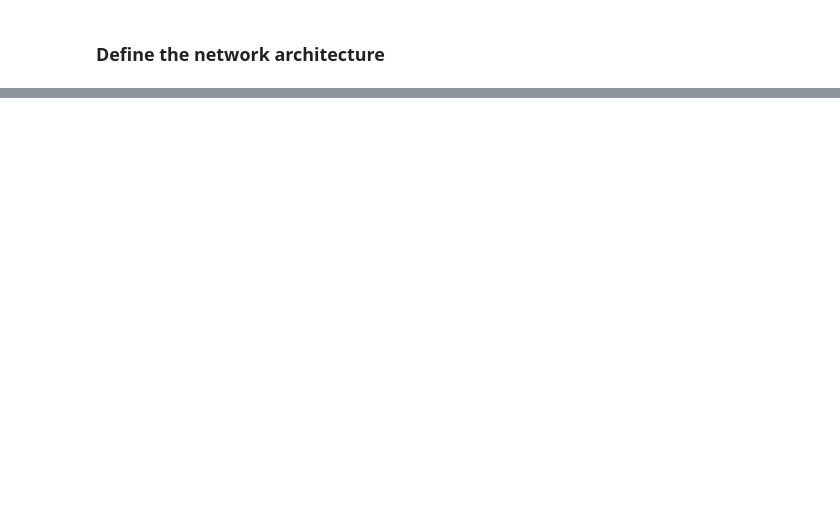
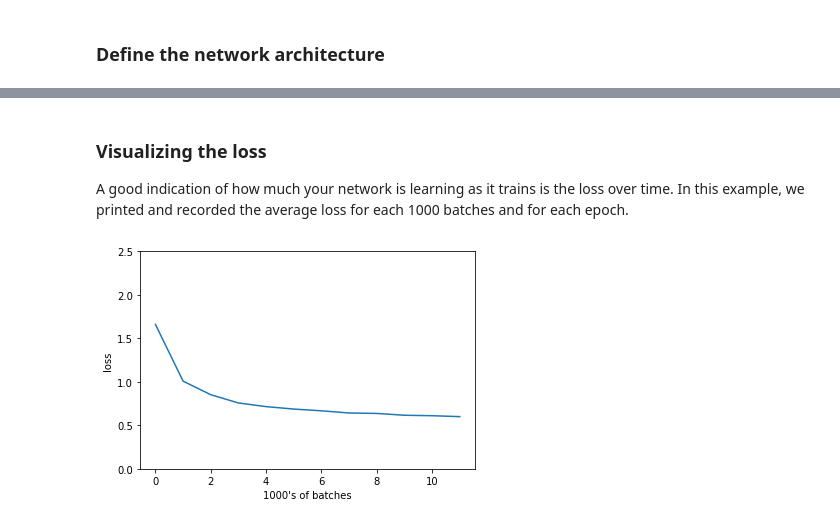
Before and after one commit to arduinitavares/ComputerVision, a Jupyter notebook: scripts/Classify FashionMNIST.ipynb, the cells around one changed output, grey strips where cells are left out. Cells and saved outputs as stored; diff of their text form; code cells hidden in the pictures; blank space fills up the shorter version.

```diff
--- a/scripts/Classify FashionMNIST.ipynb
+++ b/scripts/Classify FashionMNIST.ipynb
@@ -104,0 +178,26 @@ class Net(nn.Module):
+# %%
+# Calculate accuracy before training
+correct = 0
+total = 0
+
+# Iterate through test dataset
+for images, labels in test_loader:
+
+    # forward pass to get outputs
+    # the outputs are a series of class scores
+    outputs = net(images)
+
+    # get the predicted class from the maximum value in the output-list of class scores
+    _, predicted = torch.max(outputs.data, 1)
+
+    # count up total number of correct labels
+    # for which the predicted and true labels are equal
+    total += labels.size(0)
+    correct += (predicted == labels).sum()
+
+# Calculate the accuracy
+# to convert 'correct' from a tensor in to a scalar, use .item
+accuracy = 100.0 * correct.item() / total
+
+# Print it out
+print(f'Accuracy before training: {accuracy}')
@@ -104,0 +258,6 @@ class Net(nn.Module):
+# %%
+# define the number of epochs to train for
+n_epochs = 12 # start small to see if your model works, initially
+
+# call train
+training_loss = train(n_epochs)
@@ -104,0 +279,13 @@ class Net(nn.Module):
+# %% [markdown]
+### Visualizing the loss
+A good indication of how much your network is learning as it trains is the loss over time.
+In this example, we printed and recorded the average loss for each 1000 batches and for each epoch.
+# %%
+# visualize the loss as the network trained
+plt.plot(training_loss)
+plt.xlabel('1000\'s of batches')
+plt.ylabel('loss')
+plt.ylim(0, 2.5) # consistent scale
+plt.show()
+# %% [output]
+[figure, added]
```
Also changed, not shown: parts of 20 cells of this notebook, 5 other files.
